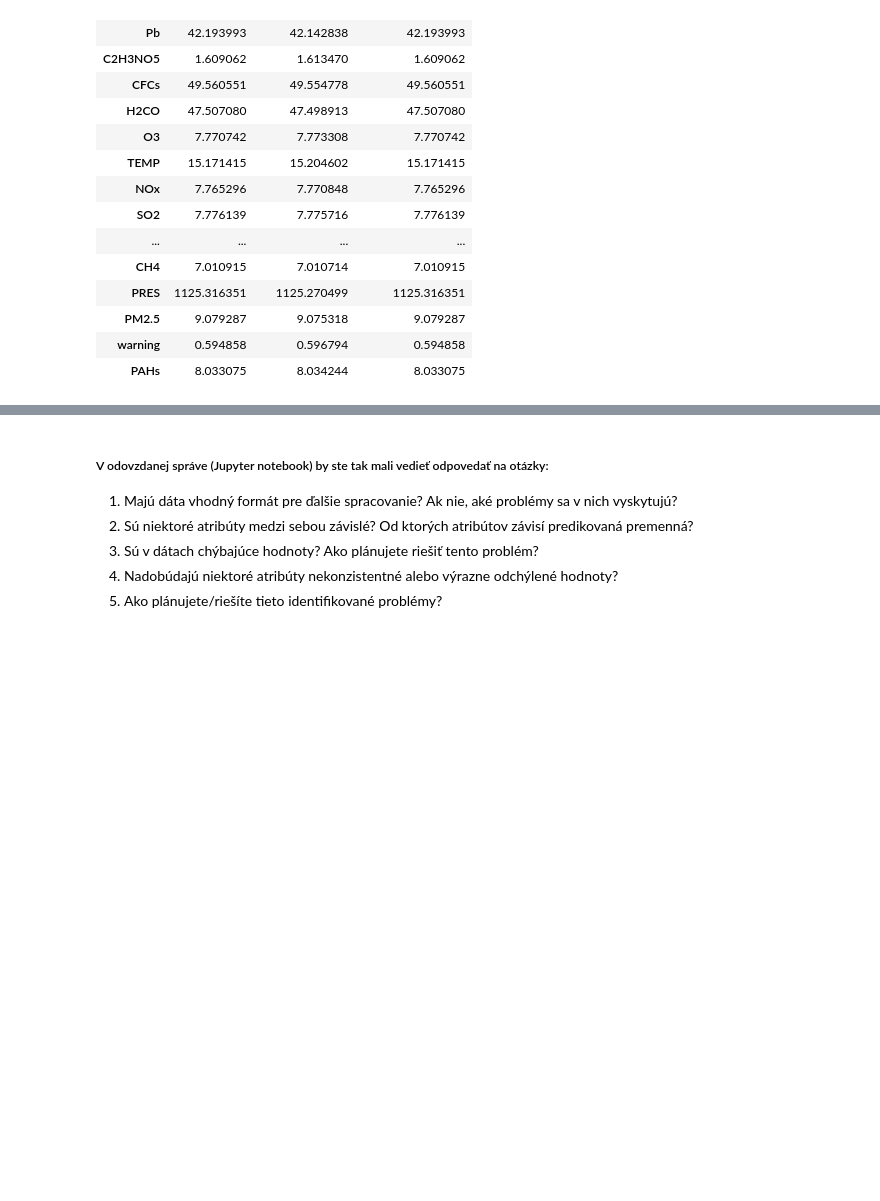
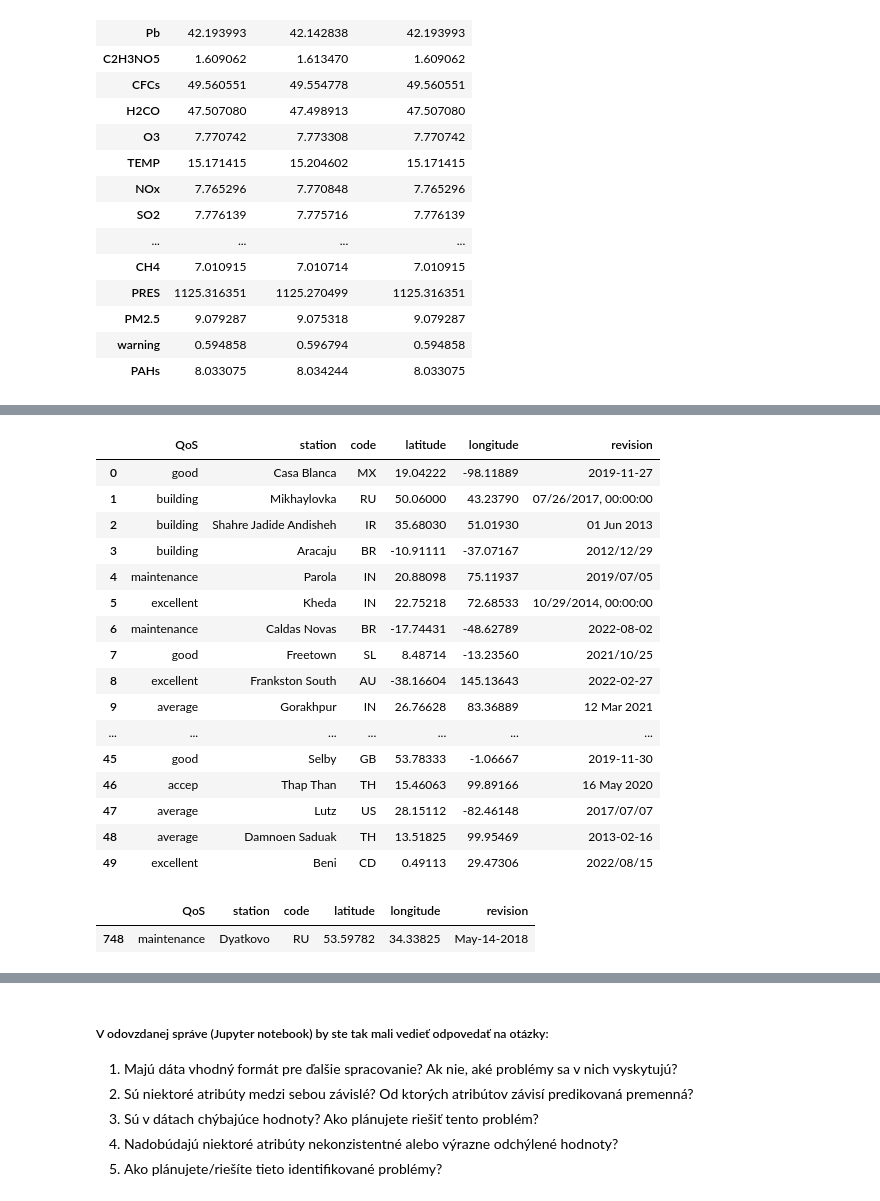
Before and after one commit to berny-29/IAU, a Jupyter notebook: Project.ipynb, the cells around one changed output, grey strips where cells are left out. Cells and saved outputs as stored; diff of their text form; code cells hidden in the pictures; blank space fills up the shorter version.

```diff
--- a/Project.ipynb
+++ b/Project.ipynb
@@ -162,0 +180,20 @@ Príklad formulovania hypotézy: merania kvality ovzdušia v kritickom stave maj
+# %%
+stations_data.head(50)
+# %% [output]
+|  | QoS | station | code | latitude | longitude | revision |
+| 0 | good | Casa Blanca | MX | 19.04222 | -98.11889 | 2019-11-27 |
+| 1 | building | Mikhaylovka | RU | 50.06000 | 43.23790 | 07/26/2017, 00:00:00 |
+| 2 | building | Shahre Jadide Andisheh | IR | 35.68030 | 51.01930 | 01 Jun 2013 |
+| 3 | building | Aracaju | BR | -10.91111 | -37.07167 | 2012/12/29 |
+| 4 | maintenance | Parola | IN | 20.88098 | 75.11937 | 2019/07/05 |
+| 5 | excellent | Kheda | IN | 22.75218 | 72.68533 | 10/29/2014, 00:00:00 |
+| 6 | maintenance | Caldas Novas | BR | -17.74431 | -48.62789 | 2022-08-02 |
+| 7 | good | Freetown | SL | 8.48714 | -13.23560 | 2021/10/25 |
+| 8 | excellent | Frankston South | AU | -38.16604 | 145.13643 | 2022-02-27 |
+| 9 | average | Gorakhpur | IN | 26.76628 | 83.36889 | 12 Mar 2021 |
+| ... | ... | ... | ... | ... | ... | ... |
+| 45 | good | Selby | GB | 53.78333 | -1.06667 | 2019-11-30 |
+| 46 | accep | Thap Than | TH | 15.46063 | 99.89166 | 16 May 2020 |
+| 47 | average | Lutz | US | 28.15112 | -82.46148 | 2017/07/07 |
+| 48 | average | Damnoen Saduak | TH | 13.51825 | 99.95469 | 2013-02-16 |
+| 49 | excellent | Beni | CD | 0.49113 | 29.47306 | 2022/08/15 |
@@ -162,0 +204,5 @@ Príklad formulovania hypotézy: merania kvality ovzdušia v kritickom stave maj
+# %%
+stations_data.loc[stations_data['station'] == 'Dyatkovo']
+# %% [output]
+|  | QoS | station | code | latitude | longitude | revision |
+| 748 | maintenance | Dyatkovo | RU | 53.59782 | 34.33825 | May-14-2018 |
```
Also changed, not shown: parts of 7 cells of this notebook.
